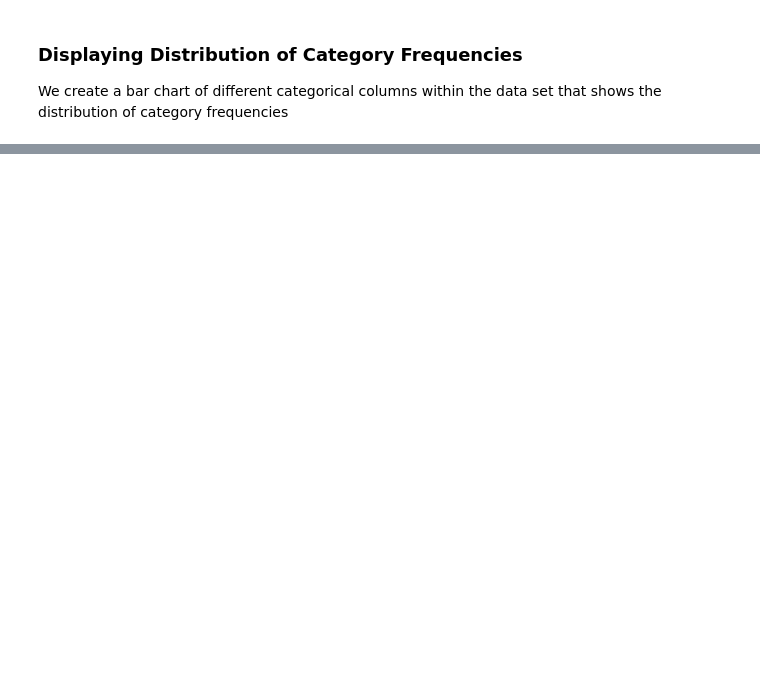
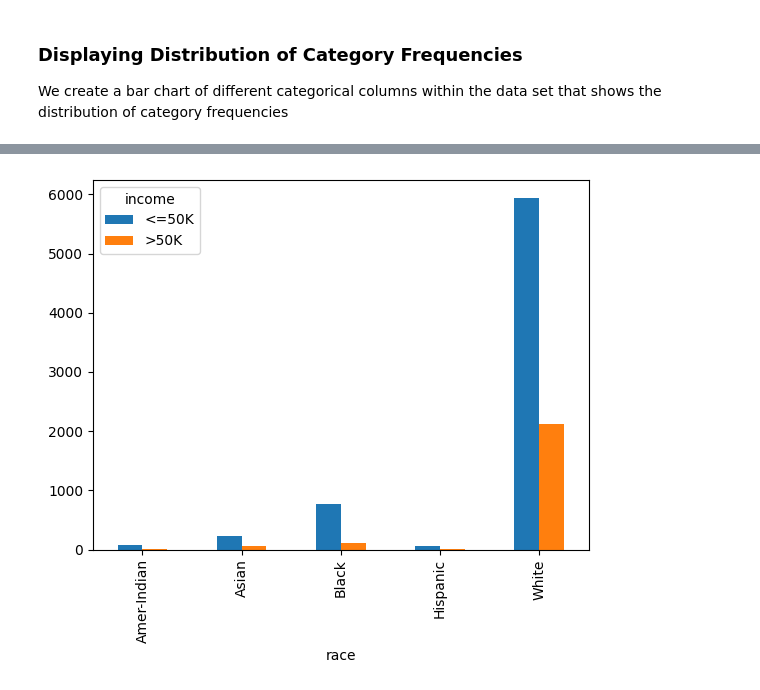
Before and after one commit to CSC-2611-AI-Tools/Week-Six-Lab-Repository, a Jupyter notebook: chowdhuryj_lab_6.ipynb, the cells around one changed output, grey strips where cells are left out. Saved outputs shown, nothing was run; the diff lists cells and outputs as text; code cells hidden in the pictures; blank space fills up the shorter version.

```diff
--- a/chowdhuryj_lab_6.ipynb
+++ b/chowdhuryj_lab_6.ipynb
@@ -201,0 +192,7 @@ plt.show()
+# %%
+# cross tabulation between race attribute and income attribute
+work_race_grouped = pd.crosstab(read_data['race'], read_data['income'])
+work_race_grouped.plot(kind="bar")
+plt.show()
+# %% [output]
+[figure, added]
```
Also changed, not shown: parts of 67 cells of this notebook, 2 other files.
